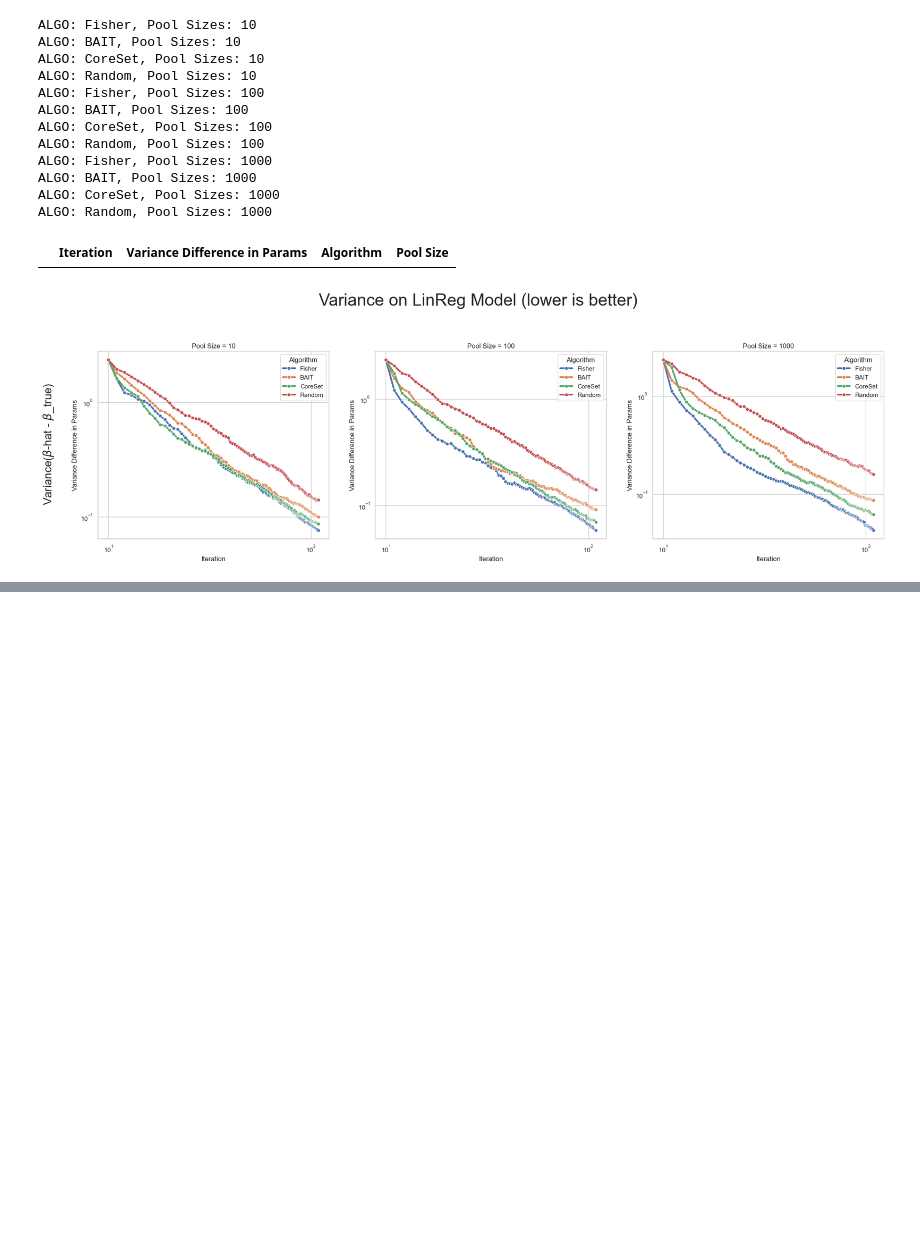
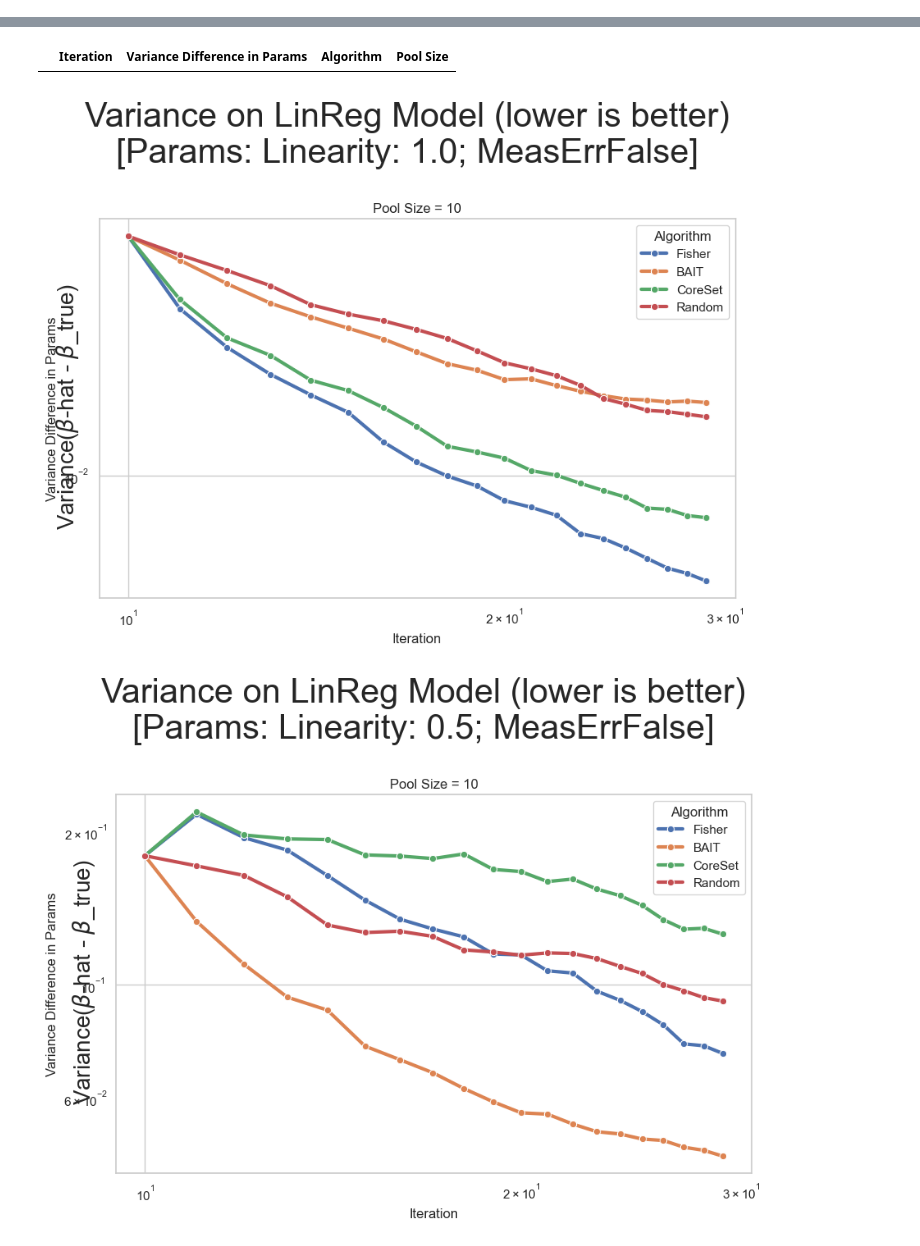
Before and after one commit to pingle14/ActiveLearningProj, a Jupyter notebook: notebook_analysis/plot_maker.ipynb, the cells around one changed output, grey strips where cells are left out. Drawn from its saved outputs; the diff is of its cells as text; code cells hidden in the pictures; blank space fills up the shorter version.

Commit message:
Add nonlinearity and remove measurement error

```diff
--- a/notebook_analysis/plot_maker.ipynb
+++ b/notebook_analysis/plot_maker.ipynb
@@ -33,14 +33,17 @@ def graph_convergence(ax, algo_name, data, logscale, verbose=False, calc_gain=Tr
 
     return ax
 # %%
-def simulate_algo(algo_name="Fisher", varX=False, num_init_pts=10, pool_sz=10):
+def simulate_algo(algo_name="Fisher", varX=False,iters=100, num_init_pts=10, pool_sz=10, linearity='1.0', measErr = False):
     variances_df = None
     gains_df = None
 
     fn_type = "labeled" if varX else "param_diff"
     col_name = "labels" if varX else "param_diffs"
-    org_distr = pd.read_csv(f"../data/NEW_{algo_name}_param_diff_s10_b1_p{pool_sz}_n1000_i100_c2.csv")
+
+    org_distr = pd.read_csv(f"../data/{algo_name}_param_diff_linearity{linearity}_s{num_init_pts}_b{1}_p{pool_sz}_n{1000}_i{iters}_c{2}_m{measErr}.csv")
+    # pd.read_csv(f"../data/{algo_name}_param_diff_g{nonlinear}_s{num_init_pts}_b1_p{pool_sz}_n1000_i{iters}_c2_m{measErr}.csv")
     # org_distr = pd.read_csv(f"../new_data/{algo_name}_{fn_type}.csv")
+    # NEW_{algo_name}_param_diff_GenLinearTrue_s10_b1_p{pool_sz}_n1000_i100_c2.csv
 
     org_distr[col_name] = org_distr[col_name].apply(
         lambda x: np.fromstring(
@@ -174,17 +174,2 @@ def plot_param_sims(logscale=False, calc_gain=False, varX=False):
 # %%
-plot_param_sims(logscale=True)
+# plot_param_sims(logscale=True, nonlinear=False, measErr = True)
-# %% [output]
-ALGO: Fisher, Pool Sizes: 10
-ALGO: BAIT, Pool Sizes: 10
-ALGO: CoreSet, Pool Sizes: 10
-ALGO: Random, Pool Sizes: 10
-ALGO: Fisher, Pool Sizes: 100
-ALGO: BAIT, Pool Sizes: 100
-ALGO: CoreSet, Pool Sizes: 100
-ALGO: Random, Pool Sizes: 100
-ALGO: Fisher, Pool Sizes: 1000
-ALGO: BAIT, Pool Sizes: 1000
-ALGO: CoreSet, Pool Sizes: 1000
-ALGO: Random, Pool Sizes: 1000
-|  | Iteration | Variance Difference in Params | Algorithm | Pool Size |
-[figure, removed]
@@ -190,0 +179,6 @@ ALGO: Random, Pool Sizes: 1000
+# %%
+plot_param_sims(logscale=True, iters=20, linearity=1.0, measErr = False)
+plot_param_sims(logscale=True, iters=20, linearity=0.5, measErr = False)
+plot_param_sims(logscale=True, iters=20, linearity=0.75, measErr = False)
+# plot_param_sims(logscale=True, iters=20, nonlinear=False, measErr = False)
+# %% [output]
@@ -190,0 +202,3 @@ ALGO: Random, Pool Sizes: 1000
+|  | Iteration | Variance Difference in Params | Algorithm | Pool Size |
+[figure, added]
+[figure, added]
```
Also changed, not shown: parts of 6 cells of this notebook, 9 other files.
